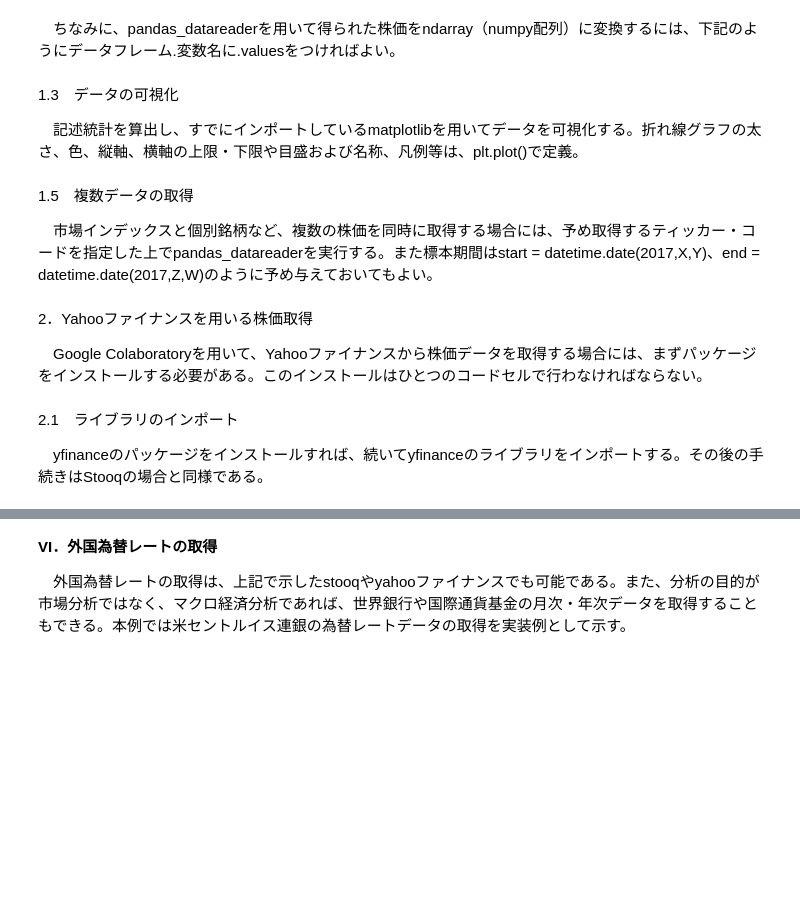
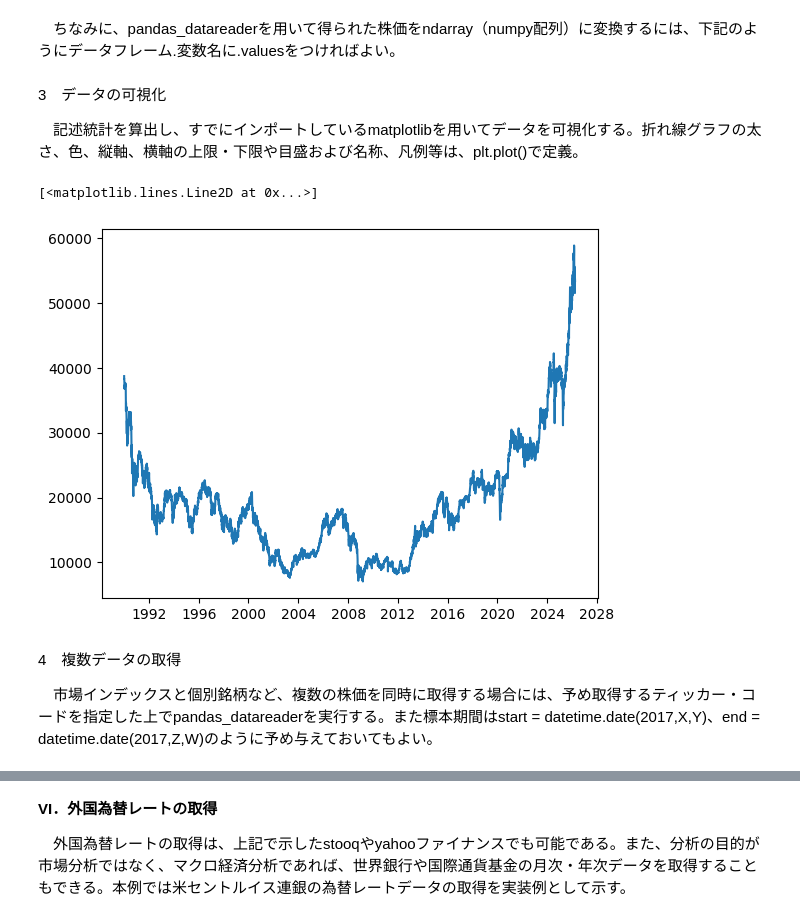
Before and after one commit to nagamamo/financial_data_science, a Jupyter notebook: 1_python_libraries.ipynb, the cells around one changed output, grey strips where cells are left out. Saved outputs shown, nothing was run; the diff lists cells and outputs as text; code cells hidden in the pictures; blank space fills up the shorter version.

```diff
--- a/1_python_libraries.ipynb
+++ b/1_python_libraries.ipynb
@@ -102,6 +87,8 @@ import matplotlib.pyplot as plt #グラフ作成用ライブラリのインポ
 
 　Stooqから時系列データを入手する場合、sort_valuesにより日付(Date)の古い順から並べ直す指示(ascending=True)を与える必要がある。
 # %%
-NKX=data.DataReader('^NKX','stooq',start="1990-01-01",end="2025-03-30").sort_values(by='Date',ascending=True)
+import yfinance as yf
+NKX = yf.download('^N225', start="1990-01-01", end="2026-03-30")
+NKX = NKX.sort_values(by='Date', ascending=True)
 NKX.head()
 # %% [markdown]
@@ -122,7 +108,7 @@ nikkei.head()
 
 データフレーム名.rename(columns={'旧変数名': '新変数名'})
 # %%
-nikkei=nikkei.rename(columns={'Close': 'Nikkei225'})
+nikkei=nikkei.rename(columns={'^N225': 'Nikkei225'})
 nikkei.head()
 # %% [markdown]
 　ちなみに、pandas_datareaderを用いて得られた株価をndarray（numpy配列）に変換するには、下記のようにデータフレーム.変数名に.valuesをつければよい。
@@ -134,4 +119,4 @@ Y
 # %% [markdown]
-1.3　データの可視化
+3　データの可視化
 
 　記述統計を算出し、すでにインポートしているmatplotlibを用いてデータを可視化する。折れ線グラフの太さ、色、縦軸、横軸の上限・下限や目盛および名称、凡例等は、plt.plot()で定義。
@@ -141,4 +123,10 @@ plt.plot(NKX.Close) #日経平均株価のグラフ作成
+# %%
+plt.plot(nikkei) #日経平均株価のグラフ作成
+#nikkei.Nikkei225.describe()
+# %% [output]
+[<matplotlib.lines.Line2D at 0x...>]
+[figure, added]
 # %% [markdown]
-1.5　複数データの取得
+4　複数データの取得
 
 　市場インデックスと個別銘柄など、複数の株価を同時に取得する場合には、予め取得するティッカー・コードを指定した上でpandas_datareaderを実行する。また標本期間はstart = datetime.date(2017,X,Y)、end = datetime.date(2017,Z,W)のように予め与えておいてもよい。
@@ -151,4 +132,0 @@ df.head()#データフレーム概要の可視化
-# %% [markdown]
-2．Yahooファイナンスを用いる株価取得
-
-　Google Colaboratoryを用いて、Yahooファイナンスから株価データを取得する場合には、まずパッケージをインストールする必要がある。このインストールはひとつのコードセルで行わなければならない。
@@ -157,4 +132,0 @@ pip install yfinance
-# %% [markdown]
-2.1　ライブラリのインポート
-
-　yfinanceのパッケージをインストールすれば、続いてyfinanceのライブラリをインポートする。その後の手続きはStooqの場合と同様である。
```
Also changed, not shown: parts of 19 cells of this notebook.
